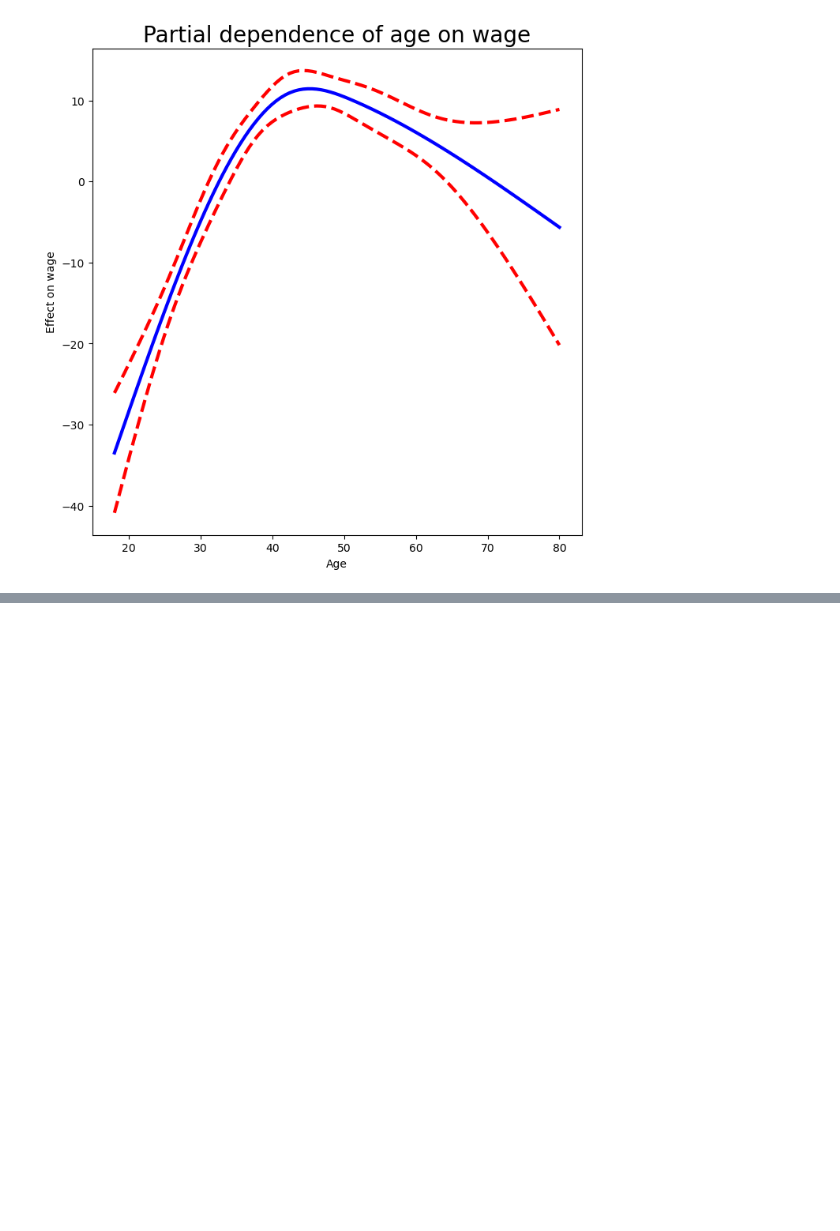
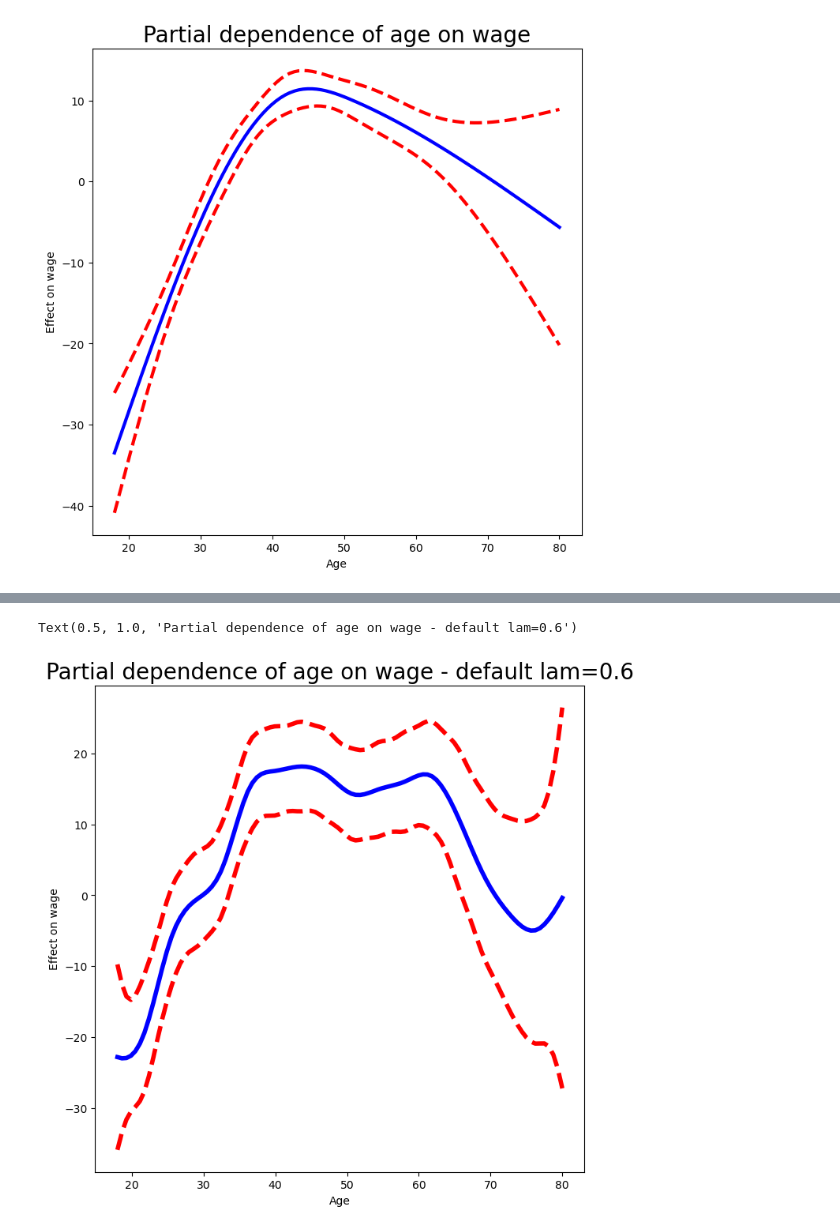
Before and after one commit to kolyakr/ISLP, a Jupyter notebook: 7_moving_beyond_linearity/lab.ipynb, the cells around one changed output, grey strips where cells are left out. Saved outputs shown, nothing was run; the diff lists cells and outputs as text; code cells hidden in the pictures; blank space fills up the shorter version.

```diff
--- a/7_moving_beyond_linearity/lab.ipynb
+++ b/7_moving_beyond_linearity/lab.ipynb
@@ -561,0 +595,6 @@ ax.set_title('Partial dependence of age on wage', fontsize=20);
+# %%
+gam_full = LinearGAM(s_gam(0) +
+                     s_gam(1, n_splines=7) +
+                     f_gam(2, lam=0))
+Xgam = np.column_stack([Wage["age"], Wage["year"], Wage["education"].cat.codes])
+gam_full = gam_full.fit(Xgam, y)
@@ -561,0 +610,10 @@ ax.set_title('Partial dependence of age on wage', fontsize=20);
+# %%
+fig, ax = subplots(figsize=(8, 8))
+plot_gam(gam_full, 0, ax=ax)
+
+ax.set_xlabel('Age')
+ax.set_ylabel('Effect on wage')
+ax.set_title('Partial dependence of age on wage - default lam=0.6',fontsize=20)
+# %% [output]
+Text(0.5, 1.0, 'Partial dependence of age on wage - default lam=0.6')
+[figure, added]
```
Also changed, not shown: parts of 16 cells of this notebook.
